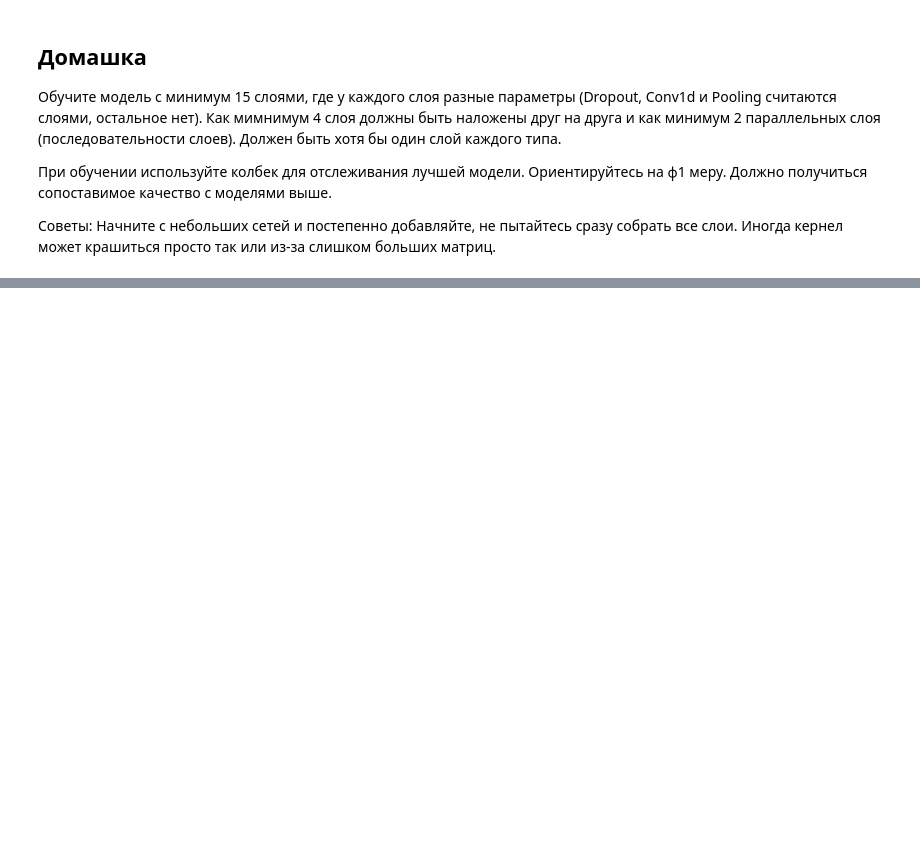
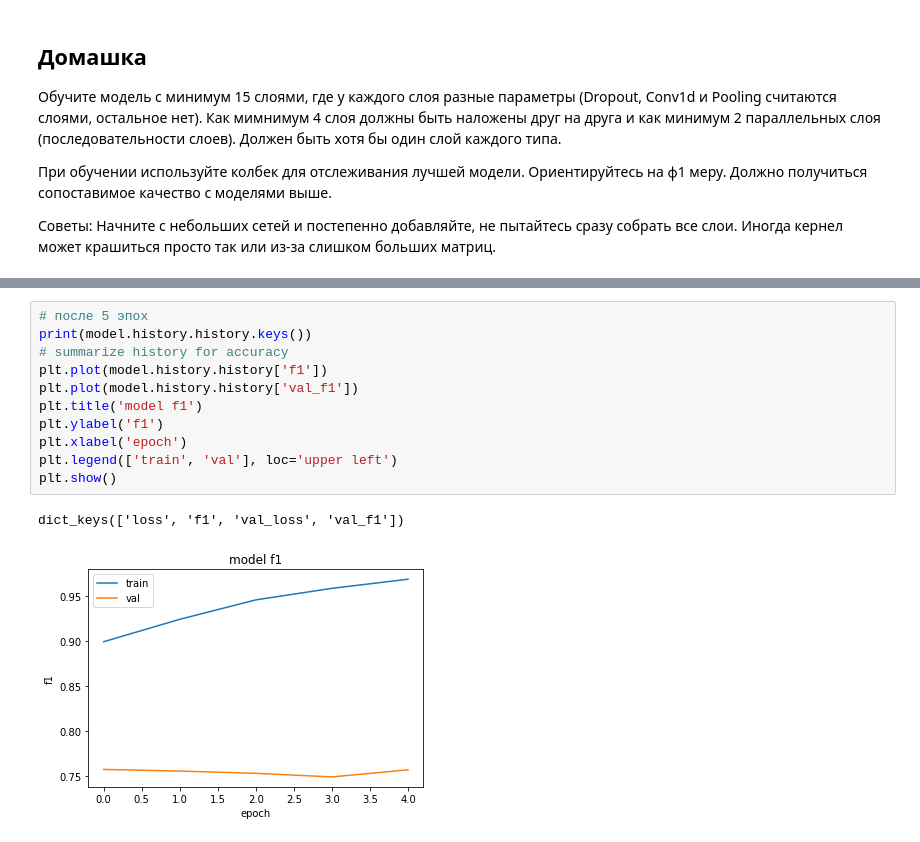
Before and after one commit to AlinaZakharova1997/hse_tasks, a Jupyter notebook: дз12.ipynb, the cells around one changed output, grey strips where cells are left out. Drawn from its saved outputs; the diff is of its cells as text; blank space fills up the shorter version.

```diff
--- a/дз12.ipynb
+++ b/дз12.ipynb
@@ -1071,0 +1060,14 @@ dict_keys(['loss', 'f1', 'val_loss', 'val_f1'])
+# %%
+# после 5 эпох
+print(model.history.history.keys())
+# summarize history for accuracy
+plt.plot(model.history.history['f1'])
+plt.plot(model.history.history['val_f1'])
+plt.title('model f1')
+plt.ylabel('f1')
+plt.xlabel('epoch')
+plt.legend(['train', 'val'], loc='upper left')
+plt.show()
+# %% [output]
+dict_keys(['loss', 'f1', 'val_loss', 'val_f1'])
+[figure, added]
```
Also changed, not shown: parts of 5 cells of this notebook.
